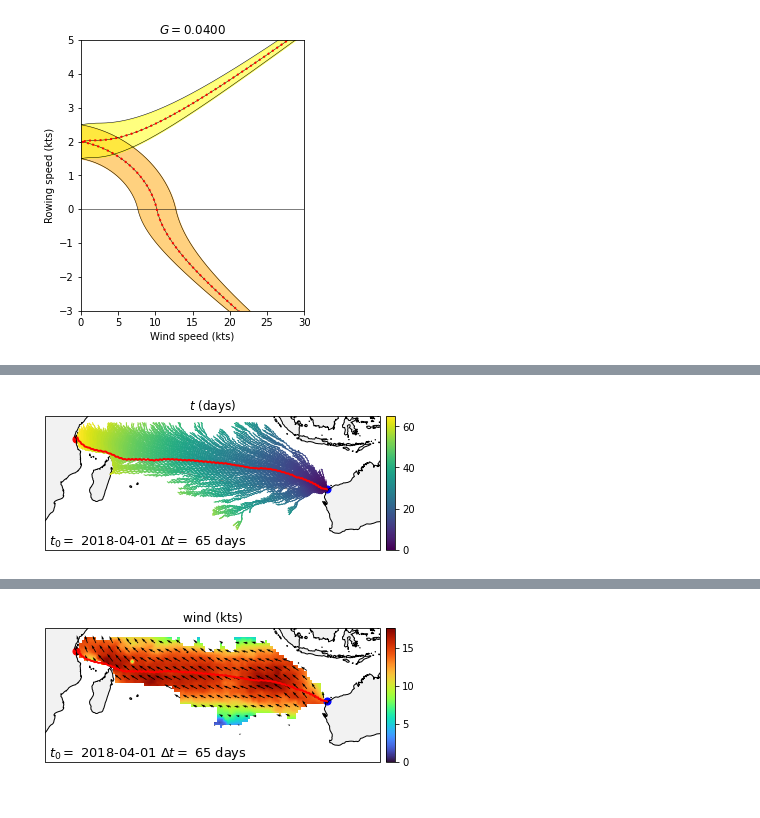
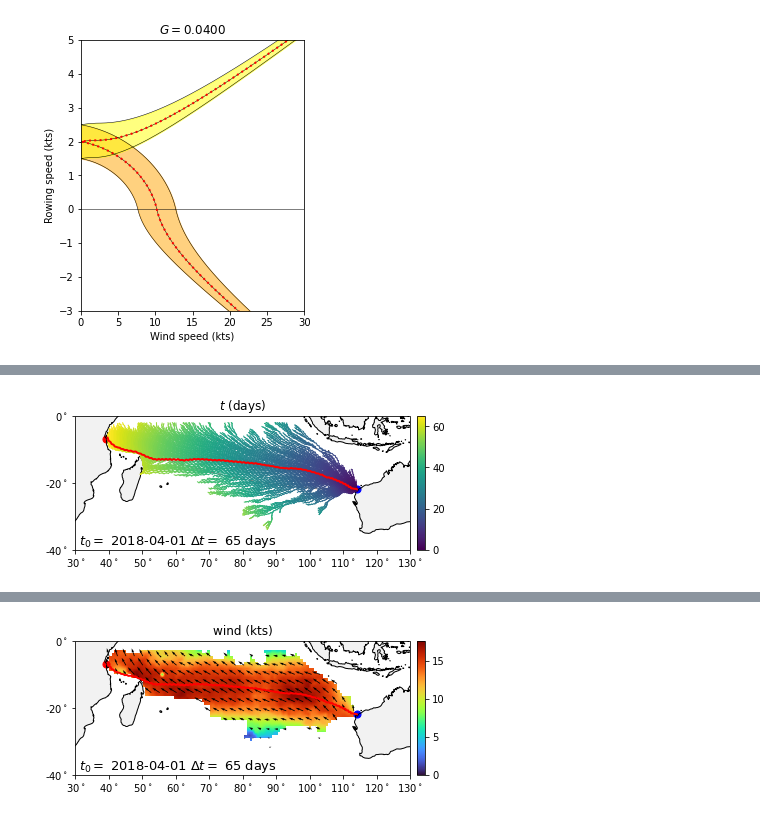
Before and after one commit to rdkreij/oceanrow, a Jupyter notebook: RIOP_simple.ipynb, the cells around one changed output, grey strips where cells are left out. Cells and saved outputs as stored; diff of their text form; code cells hidden in the pictures.

```diff
--- a/RIOP_simple.ipynb
+++ b/RIOP_simple.ipynb
@@ -298,15 +506,17 @@ for nmonth in range(1,13):
 # %%
 # plot average daily maximum wave height per month
+t = dswaves.time.values # get time series
+
 for nmonth in range(1,13):
-    lat  = dswaves.latitude.values
-    lon  = dswaves.longitude.values
-    x,y  = np.meshgrid(lon,lat)
-    t    = dswaves.time.values
-    tidx = (t.astype('datetime64[M]').astype(int) % 12 + 1)==nmonth
-    z    = np.nanmean(dswaves.VAVH_DAILY_MAX[tidx,:,:].values,axis=0)
+    lat  = dswaves.latitude.values # latitude values
+    lon  = dswaves.longitude.values # longitude values
+    x,y  = np.meshgrid(lon,lat) # create meshgrid of longitude and latitude
 
-    fig,ax = pltbasesimple(xlims,20,ylims,10)
-    pimshow(x,y,z,ax,cmap='turbo',interpolation='bilinear',vmin=0,vmax=4)
-    ax.set(xlim=xlims,ylim=ylims,title=calendar.month_name[nmonth]+', waves (m)')
+    tidx = (t.astype('datetime64[M]').astype(int) % 12 + 1)==nmonth # get time idx of specific month
+    z    = np.nanmean(dswaves.VAVH_DAILY_MAX[tidx,:,:].values,axis=0) # average daily maximum wave height per month
+
+    fig,ax = plt_base_simple(xlims,ylims,20,10) # create plot base
+    plt_modified_imshow(x,y,z,ax,cb=True,cmap='turbo',interpolation='bilinear',vmin=0,vmax=4) # draw imshow
+    ax.set(xlim=xlims,ylim=ylims,title=calendar.month_name[nmonth]+', waves (m)') # set labels
     plt.show()
 # %% [output]
@@ -960,19 +1558,18 @@ Iteration: 13.1%, Distance: 99.3%
 # plot trajectories as function of time
 %matplotlib inline
 titlem = '$t_0 = $ '+datet0.strftime('%Y-%m-%d')+' $\Delta t = $ '+str((datet-datet0).days)+' days'
-fig,ax = pltbaseoverview(X0,Xt,title = '$t$ (days)')
-fig,ax = plttarject(fig,ax,Nhist,Xs,Xt,hide_all = False, hide_fast = False, traj_col = True)
+fig,ax = plt_base_iteration(X0,Xt,xlims,ylims,20,10,title = '$t$ (days)')
+fig,ax = plt_traject(fig,ax,Nhist,Xs,Xt,hide_all = False, hide_fast = False, traj_col = True)
 ax.annotate(titlem, xy=(0.01, 0),xycoords='axes fraction', fontsize=13, horizontalalignment='left', verticalalignment='bottom')
-plt.savefig(os.getcwd()+'\\Plots'+'\\'+'Row traj time '+start_loc+' '+datet0.strftime('%Y-%m-%d')+'.png', dpi=300, bbox_inches='tight')
 # %% [output]
-[figure, old version]
+[figure, new version]
 # %%
 # plot wind water and boat speeds
 %matplotlib inline
-pVws = np.concatenate(Vws)
-pVas = np.concatenate(Vas)
-pVs  = np.concatenate(Vs)
-pXs  = np.concatenate(Xs)
+pVws  = np.concatenate(Vws)
+pVas  = np.concatenate(Vas)
+pVs   = np.concatenate(Vs)
+pXs   = np.concatenate(Xs)
 
 pintx = np.linspace(xlims[0],xlims[1],40*3)
 pinty = np.linspace(ylims[0],ylims[1],15*3)
@@ -981,7 +1578,7 @@ pintX,pintY = np.meshgrid(pintx,pinty)
 
 idxkeep = np.zeros(pintX.shape).astype(bool)
 
-_,_,ashape = AlphaShapeOpt(pXs)
+_,_,ashape = alpha_shape_opt(pXs)
 bdom = pdom.intersection(ashape)
 
 for j in range(pintX.shape[0]):
@@ -1001,41 +1598,41 @@ pintvs = griddata(pXs, pVs[:,1], (pintX, pintY), method='linear')*tokts; pintvs[
 titlem = '$t_0 = $ '+datet0.strftime('%Y-%m-%d')+' $\Delta t = $ '+str((datet-datet0).days)+' days'
 
 qidx = 3;
-fig,ax = pltbaseoverview(X0,Xt,title='water (kts)')
+fig,ax = plt_base_iteration(X0,Xt,xlims,ylims,20,10,title='water (kts)')
 plt.quiver(pintX[::qidx,::qidx],pintY[::qidx,::qidx],pintuws[::qidx,::qidx],pintvws[::qidx,::qidx])
 
 dx = (pintx[1]-pintx[0])/2.
 dy = (pinty[1]-pinty[0])/2.
 extent = [pintx[0]-dx, pintx[-1]+dx, pinty[0]-dy, pinty[-1]+dy]
 im = plt.imshow(np.flip(np.sqrt(pintuws**2+pintvws**2),0), extent=extent,interpolation = 'bilinear',cmap='turbo',vmin=0)
-fig,ax = plttarject(fig,ax,Nhist,Xs,Xt,hide_all=True)
+fig,ax = plt_traject(fig,ax,Nhist,Xs,Xt,hide_all=True)
 cax     = fig.add_axes([ax.get_position().x1+0.015,ax.get_position().y0,0.02,ax.get_position().height])
 plt.colorbar(im, cax=cax) # Similar to fig.colorbar(im, cax = cax)
 ax.annotate(titlem, xy=(0.01, 0),xycoords='axes fraction', fontsize=13, horizontalalignment='left', verticalalignment='bottom')
 plt.show()
 plt.close()
 
-fig,ax = pltbaseoverview(X0,Xt,title='wind (kts)')
+fig,ax = plt_base_iteration(X0,Xt,xlims,ylims,20,10,title='wind (kts)')
 plt.quiver(pintX[::qidx,::qidx],pintY[::qidx,::qidx],pintuas[::qidx,::qidx],pintvas[::qidx,::qidx])
 
 dx = (pintx[1]-pintx[0])/2.
 dy = (pinty[1]-pinty[0])/2.
 extent = [pintx[0]-dx, pintx[-1]+dx, pinty[0]-dy, pinty[-1]+dy]
 im      = plt.imshow(np.flip(np.sqrt(pintuas**2+pintvas**2),0), extent=extent,interpolation = 'bilinear',cmap='turbo',vmin=0)
-fig,ax  = plttarject(fig,ax,Nhist,Xs,Xt,hide_all=True)
+fig,ax  = plt_traject(fig,ax,Nhist,Xs,Xt,hide_all=True)
 cax     = fig.add_axes([ax.get_position().x1+0.015,ax.get_position().y0,0.02,ax.get_position().height])
 plt.colorbar(im, cax=cax) # Similar to fig.colorbar(im, cax = cax)
 ax.annotate(titlem, xy=(0.01, 0),xycoords='axes fraction', fontsize=13, horizontalalignment='left', verticalalignment='bottom')
 plt.show()
 plt.close()
 
-fig,ax = pltbaseoverview(X0,Xt,title='boat (kts)')
+fig,ax = plt_base_iteration(X0,Xt,xlims,ylims,20,10,title='boat (kts)')
 plt.quiver(pintX[::qidx,::qidx],pintY[::qidx,::qidx],pintus[::qidx,::qidx],pintvs[::qidx,::qidx])
 dx = (pintx[1]-pintx[0])/2.
 dy = (pinty[1]-pinty[0])/2.
 extent = [pintx[0]-dx, pintx[-1]+dx, pinty[0]-dy, pinty[-1]+dy]
 im = plt.imshow(np.flip(np.sqrt(pintus**2+pintvs**2),0), extent=extent,interpolation = 'bilinear',cmap='turbo',vmin=0)
-fig,ax = plttarject(fig,ax,Nhist,Xs,Xt,hide_all=True)
+fig,ax = plt_traject(fig,ax,Nhist,Xs,Xt,hide_all=True)
 cax     = fig.add_axes([ax.get_position().x1+0.015,ax.get_position().y0,0.02,ax.get_position().height])
 plt.colorbar(im, cax=cax) # Similar to fig.colorbar(im, cax = cax)
 ax.annotate(titlem, xy=(0.01, 0),xycoords='axes fraction', fontsize=13, horizontalalignment='left', verticalalignment='bottom')
@@ -1046 +1643 @@ plt.close()
-[figure, old version]
+[figure, new version]
```
Also changed, not shown: parts of 52 cells of this notebook.
